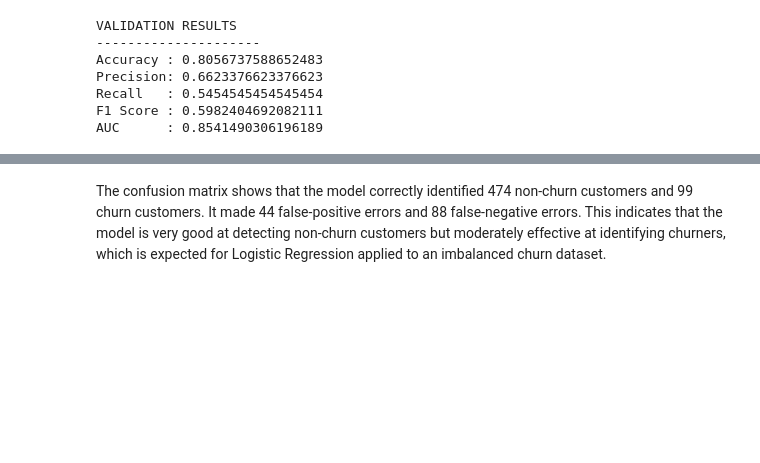
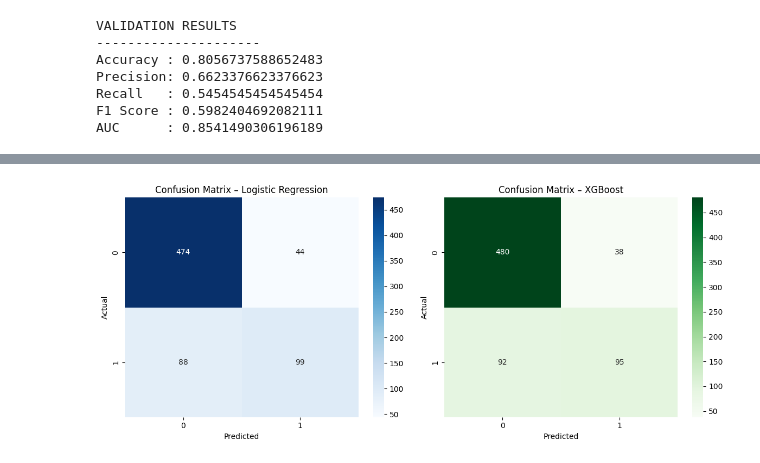
Before and after one commit to AdnanZamanNiloy/ML-DL-Based-Work, a Jupyter notebook: customer-churn-prediction-using-logistic-reg.ipynb, the cells around one changed output, grey strips where cells are left out. Saved outputs shown, nothing was run; the diff lists cells and outputs as text; code cells hidden in the pictures; blank space fills up the shorter version.

```diff
--- a/customer-churn-prediction-using-logistic-reg.ipynb
+++ b/customer-churn-prediction-using-logistic-reg.ipynb
@@ -228,3 +561,40 @@ plt.show()
-# %% [markdown]
-The confusion matrix shows that the model correctly identified 474 non-churn customers and 99 churn customers. It made 44 false-positive errors and 88 false-negative errors. This indicates that the model is very good at detecting non-churn customers but moderately effective at identifying churners, which is expected for Logistic Regression applied to an imbalanced churn dataset.
+# %%
+
+y_test_pred = model.predict(X_test)
+y_test_pred_xgb = xgb_model.predict(X_test)
+# Confusion matrices
+cm_lr = confusion_matrix(y_test, y_test_pred)
+cm_xgb = confusion_matrix(y_test, y_test_pred_xgb)
+
+# Create subplots
+fig, axes = plt.subplots(1, 2, figsize=(12, 5))
+
+# Logistic Regression (or first model)
+sns.heatmap(
+    cm_lr,
+    annot=True,
+    fmt='d',
+    cmap='Blues',
+    ax=axes[0]
+)
+axes[0].set_title("Confusion Matrix – Logistic Regression")
+axes[0].set_xlabel("Predicted")
+axes[0].set_ylabel("Actual")
+
+# XGBoost
+sns.heatmap(
+    cm_xgb,
+    annot=True,
+    fmt='d',
+    cmap='Greens',
+    ax=axes[1]
+)
+axes[1].set_title("Confusion Matrix – XGBoost")
+axes[1].set_xlabel("Predicted")
+axes[1].set_ylabel("Actual")
+
+plt.tight_layout()
+plt.show()
+# %% [output]
+[figure, added]
 # %% [markdown]
```
Also changed, not shown: parts of 38 cells of this notebook.
